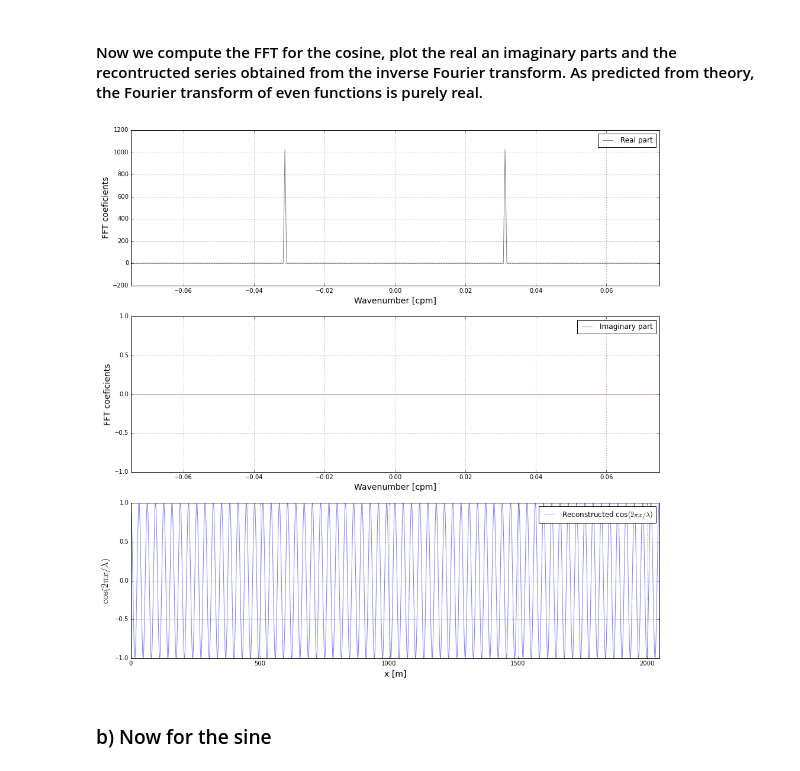
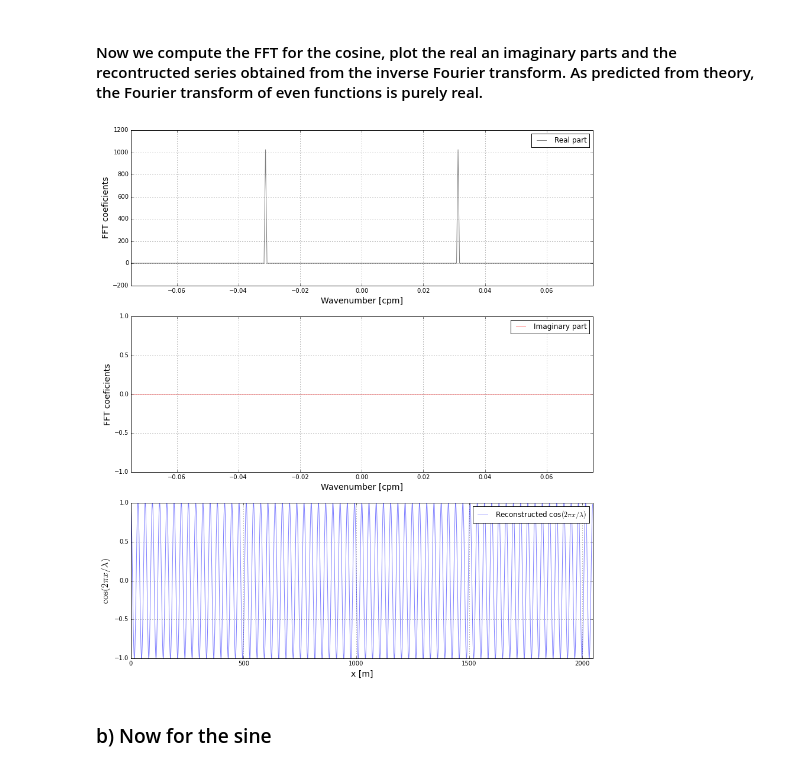
Before and after one commit to biavillasboas/SIO236, a Jupyter notebook: labs/lab02/villasboas_bia_lab2.ipynb, the cells around one changed output. Saved outputs shown, nothing was run; the diff lists cells and outputs as text; code cells hidden in the pictures.

```diff
--- a/labs/lab02/villasboas_bia_lab2.ipynb
+++ b/labs/lab02/villasboas_bia_lab2.ipynb
@@ -35,31 +39,31 @@ y_reconst = np.fft.ifft(fft_cos0)
 # %% [markdown]
 #### Now we compute the FFT for the cosine, plot the real an imaginary parts and the recontructed series obtained from the inverse Fourier transform. As predicted from theory, the Fourier transform of even functions is purely real.
 # %%
-plt.figure(figsize=(16,16))
+plt.figure(figsize=(14,16))
 plt.subplot(311)
 plt.plot(k, fft_cos.real, '-k',alpha=.5, label='Real part')
 plt.xlim([-0.075,0.075])
 plt.grid()
 plt.ylabel('FFT coeficients', fontsize=14)
 plt.xlabel('Wavenumber [cpm]', fontsize=14)
 plt.legend()
 plt.subplot(312)
 plt.plot(k, fft_cos.imag, '-r',alpha=.5, label='Imaginary part')
 plt.xlim([-0.075,0.075])
 plt.ylim([-1,1])
 plt.xlabel('Wavenumber [cpm]', fontsize=14)
 plt.ylabel('FFT coeficients', fontsize=14)
 plt.legend()
 plt.grid()
 plt.subplot(313)
 plt.plot(x, y_reconst, '-b',alpha=.5, label='Reconstructed cos$(2\pi x/\lambda)$')
 plt.legend()
 plt.xlim([0,2048])
 plt.xlabel('x [m]', fontsize = 14 )
 plt.ylabel('$\cos(2\pi x/\lambda)$', fontsize =16)
 plt.grid()
 # %% [output]
-[figure, old version]
+[figure, new version]
 # %% [markdown]
 ### b) Now for the sine
 # %%
```
Also changed, not shown: parts of 16 cells of this notebook.
